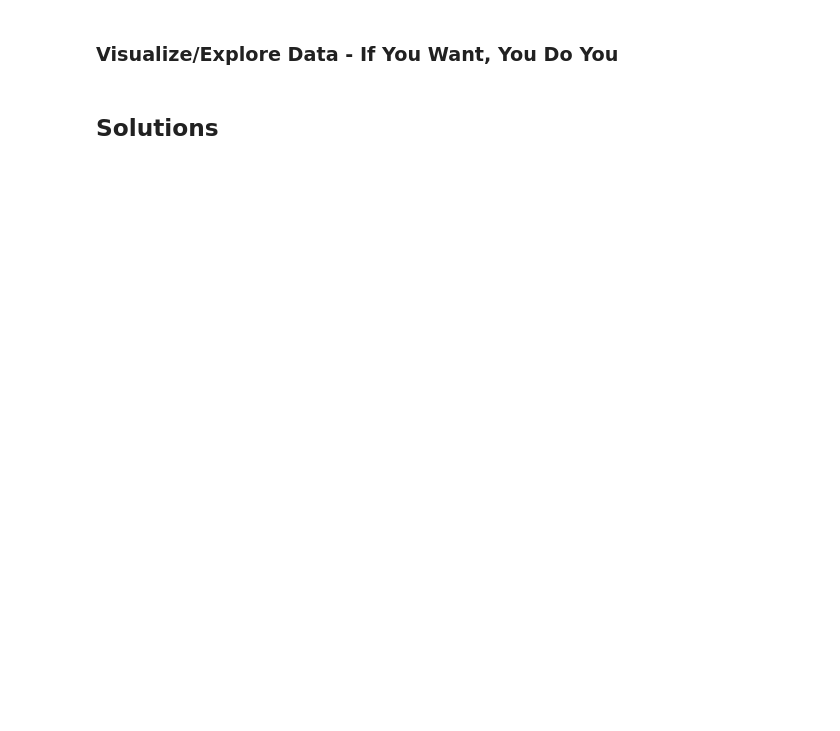
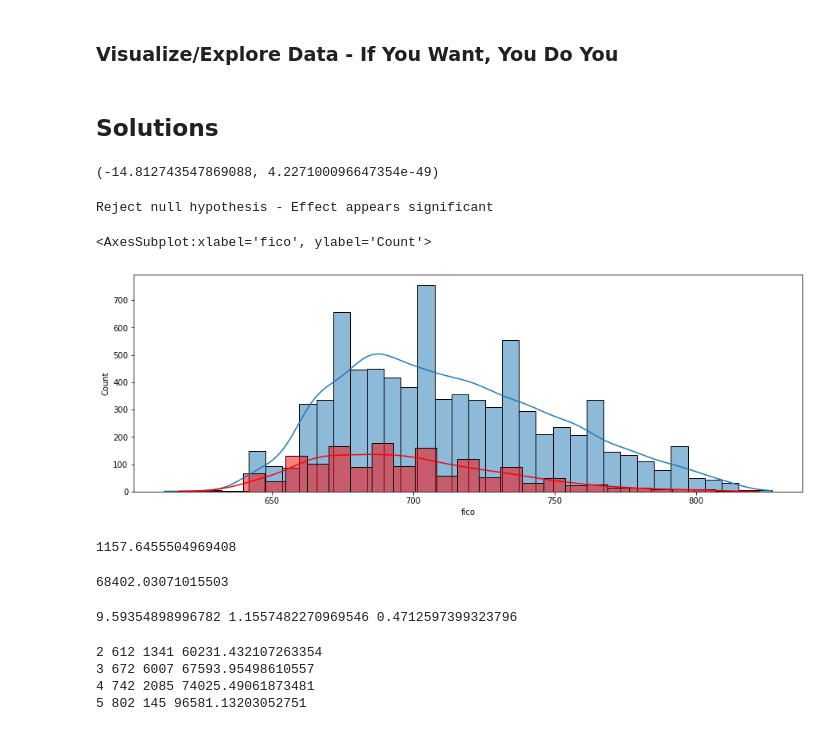
Before and after one commit to Asdukey/DATA_3450_Quiz_2, a Jupyter notebook: quiz_2_1221_start.ipynb, the cells around one changed output. Saved outputs shown, nothing was run; the diff lists cells and outputs as text; code cells hidden in the pictures; blank space fills up the shorter version.

```diff
--- a/quiz_2_1221_start.ipynb
+++ b/quiz_2_1221_start.ipynb
@@ -98,3 +98,56 @@ df.head()
 ### Visualize/Explore Data - If You Want, You Do You
 # %% [markdown]
 ## Solutions
+# %%
+#1
+#get the data
+notpaid=df[df['not.fully.paid']==1]
+paid=df[df['not.fully.paid']==0]
+notpaid1=notpaid['fico']
+paid1=paid['fico']
+# %%
+stat, pval = ss.ttest_ind(notpaid1, paid1)
+stat, pval
+# %% [output]
+(-14.812743547869088, 4.227100096647354e-49)
+# %%
+cutoff = .05
+if pval < cutoff:
+    print("Reject null hypothesis - Effect appears significant")
+else:
+    print("Accept null hypothesis - Effect may be due to random chance")
+# %% [output]
+Reject null hypothesis - Effect appears significant
+# %%
+sns.histplot(paid1, kde=True )
+sns.histplot(notpaid1, kde=True, color='red')
+# %% [output]
+<AxesSubplot:xlabel='fico', ylabel='Count'>
+[figure, added]
+# %%
+cr=df[df['credit.policy']==1]
+notcr=df[df['credit.policy']==0]
+cr_fico=cr['fico']
+notcr_fico=notcr['fico']
+
+cr_in=cr['log.annual.inc']
+notcr_in=notcr['log.annual.inc']
+
+from statsmodels.stats.power import TTestPower
+powerTest = TTestPower()
+ces = thinkstats2.CohenEffectSize(cr_in, notcr_in)
+alpha = .05
+nobs = cr_in.count() + notcr_in.count()
+pow = powerTest.power(effect_size=ces, nobs=nobs, alpha=alpha)
+pow, ces
+
+n = powerTest.solve_power(ces, power=.85, nobs=None, alpha=alpha)
+n
+# %% [output]
+1157.6455504969408
+# %%
+income=np.exp(df['log.annual.inc'])
+inc_mean=income.mean()
+print(inc_mean)
+# %% [output]
+68402.03071015503
@@ -100,0 +156,17 @@ df.head()
+# %%
+print(df["income"].skew(),
+df['days.with.cr.line'].skew(),
+df['fico'].skew())
+# %% [output]
+9.59354898996782 1.1557482270969546 0.4712597399323796
+# %%
+bins = np.array([300, 580, 670, 740, 800])
+indicies = np.digitize(df["fico"], bins)
+groups = df.groupby(indicies)
+for i, group in groups:
+    print(i, group["fico"].min(), len(group), np.exp(group["log.annual.inc"]).mean())
+# %% [output]
+2 612 1341 60231.432107263354
+3 672 6007 67593.95498610557
+4 742 2085 74025.49061873481
+5 802 145 96581.13203052751
```
Also changed, not shown: parts of 9 cells of this notebook.
